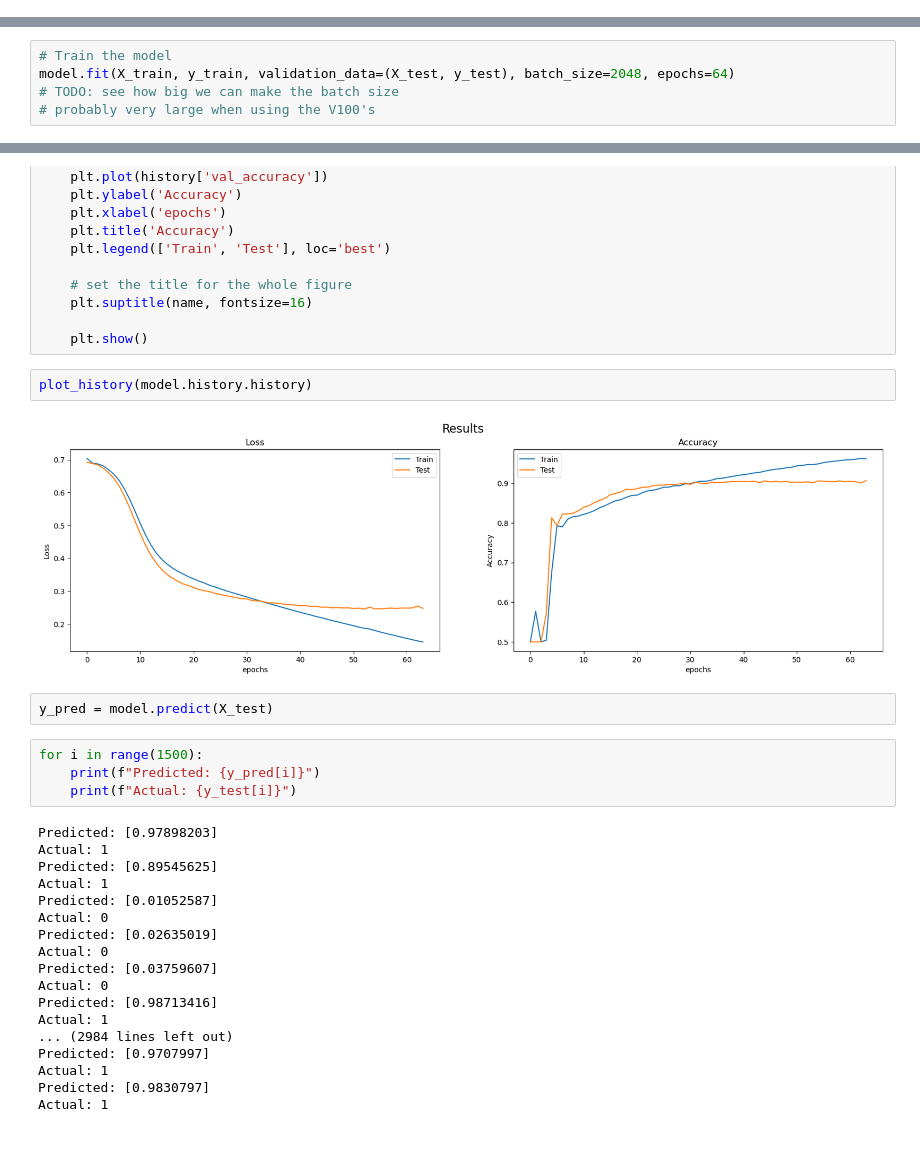
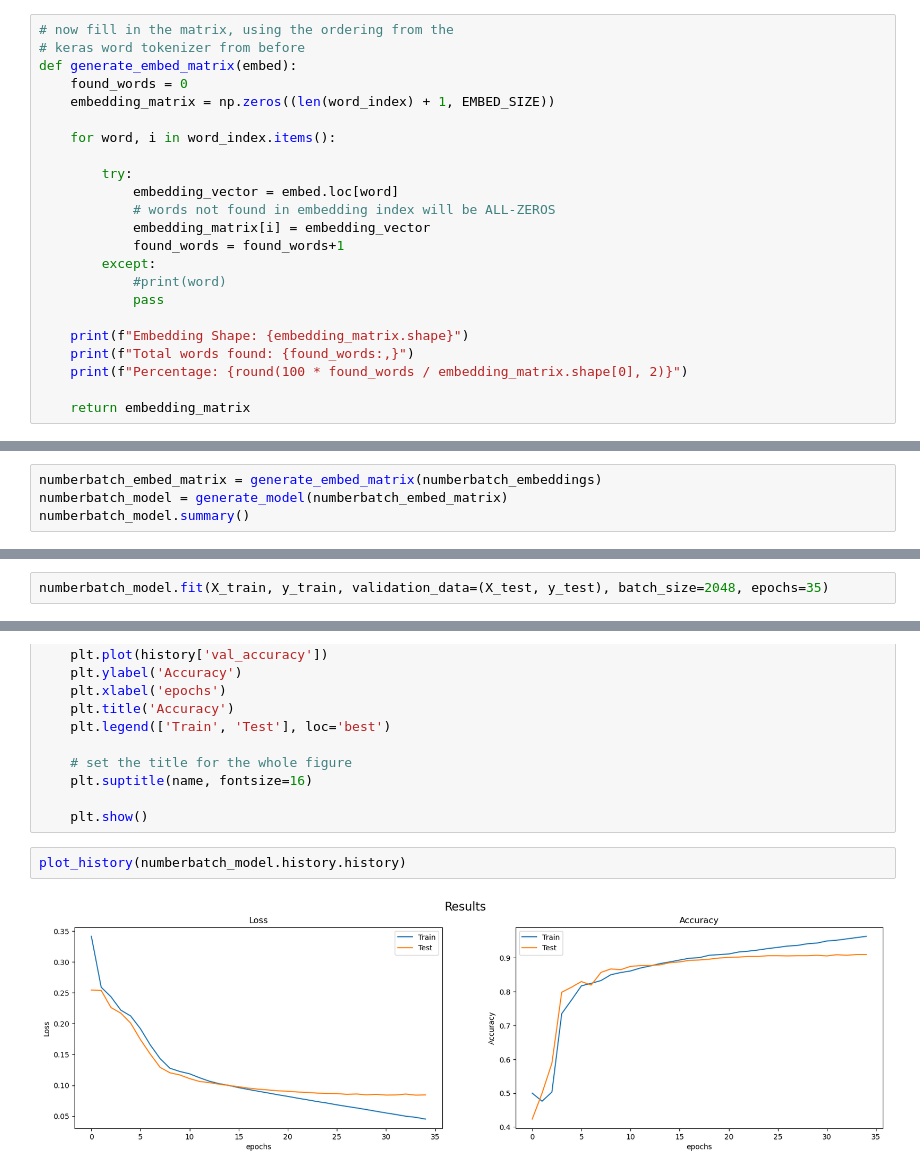
Before and after one commit to EliasLMann/pol-embed-bias, a Jupyter notebook: main.ipynb, the cells around one changed output, grey strips where cells are left out. Saved outputs shown, nothing was run; the diff lists cells and outputs as text; blank space fills up the shorter version.

Commit message:
the models are the same???

```diff
--- a/main.ipynb
+++ b/main.ipynb
@@ -256 +116,24 @@ ________________________________________________________________________________
+# %%
+# now fill in the matrix, using the ordering from the
+# keras word tokenizer from before
+def generate_embed_matrix(embed):
+    found_words = 0
+    embedding_matrix = np.zeros((len(word_index) + 1, EMBED_SIZE))
+
+    for word, i in word_index.items():
+
+        try:
+            embedding_vector = embed.loc[word]
+            # words not found in embedding index will be ALL-ZEROS
+            embedding_matrix[i] = embedding_vector
+            found_words = found_words+1
+        except:
+            #print(word)
+            pass
+
+    print(f"Embedding Shape: {embedding_matrix.shape}")
+    print(f"Total words found: {found_words:,}")
+    print(f"Percentage: {round(100 * found_words / embedding_matrix.shape[0], 2)}")
+
+    return embedding_matrix
 # %%
@@ -301,6 +192,5 @@ _________________________________________________________________
 # %%
-# Train the model
-model.fit(X_train, y_train, validation_data=(X_test, y_test), batch_size=2048, epochs=64)
-# TODO: see how big we can make the batch size
-# probably very large when using the V100's
+numberbatch_embed_matrix = generate_embed_matrix(numberbatch_embeddings)
+numberbatch_model = generate_model(numberbatch_embed_matrix)
+numberbatch_model.summary()
 # %% [output]
@@ -324,0 +246,2 @@ Epoch 64/64
+# %%
+numberbatch_model.fit(X_train, y_train, validation_data=(X_test, y_test), batch_size=2048, epochs=35)
@@ -348,30 +300,6 @@ def plot_history(history, name="Results"):
 
     plt.show()
 # %%
-plot_history(model.history.history)
+plot_history(numberbatch_model.history.history)
 # %% [output]
-[figure, old version]
+[figure, new version]
-# %%
-y_pred = model.predict(X_test)
-# %%
-for i in range(1500):
-    print(f"Predicted: {y_pred[i]}")
-    print(f"Actual: {y_test[i]}")
-# %% [output]
-Predicted: [0.97898203]
-Actual: 1
-Predicted: [0.89545625]
-Actual: 1
-Predicted: [0.01052587]
-Actual: 0
-Predicted: [0.02635019]
-Actual: 0
-Predicted: [0.03759607]
-Actual: 0
-Predicted: [0.98713416]
-Actual: 1
-... (2984 lines left out)
-Predicted: [0.9707997]
-Actual: 1
-Predicted: [0.9830797]
-Actual: 1
```
Also changed, not shown: parts of 24 cells of this notebook, 1 other file.
